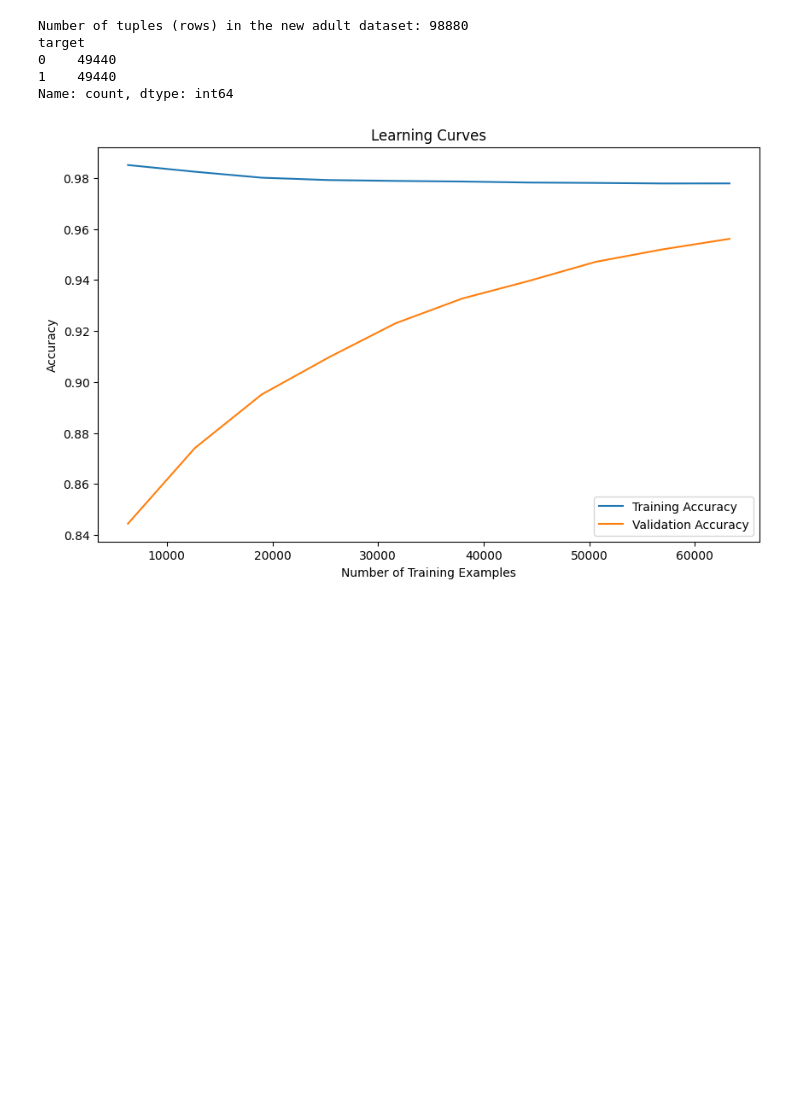
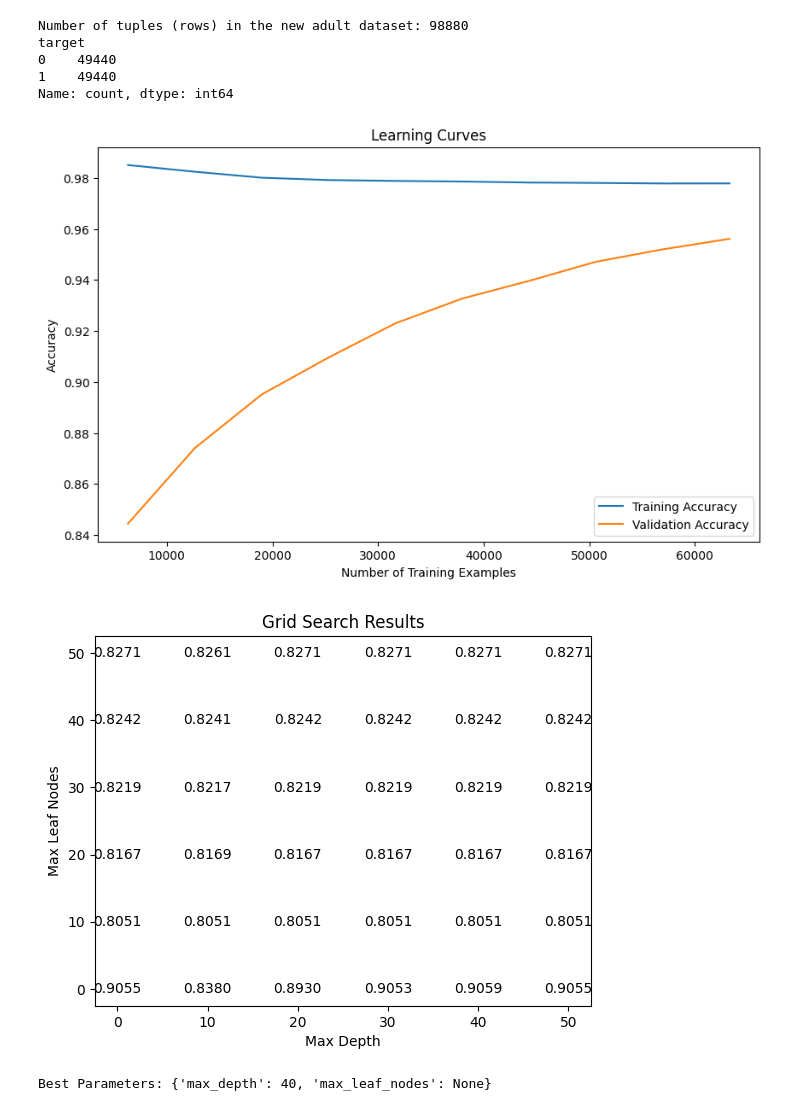
Before and after one commit to manpreetdhindsa747/COMP_542, a Jupyter notebook: adult_prediction.ipynb, the cells around one changed output. Cells and saved outputs as stored; diff of their text form; code cells hidden in the pictures; blank space fills up the shorter version.

Commit message:
Added gridsearch for max_depth and max_leaf_nodes

```diff
--- a/adult_prediction.ipynb
+++ b/adult_prediction.ipynb
@@ -482,3 +471,60 @@ plt.title('Learning Curves')
 plt.show()
 # %% [output]
 [figure]
+# %%
+# Use Grid Search to find the ideal max_depth and max_leaf_nodes. Using 20 estimators/trees
+# In the chart None is changed to 0 to graph
+
+from sklearn.model_selection import GridSearchCV
+from sklearn.ensemble import RandomForestClassifier
+import matplotlib.pyplot as plt
+from sklearn.model_selection import train_test_split
+
+# Define the parameter grid
+param_grid = {
+    'max_depth': [None, 10, 20, 30, 40, 50],
+    'max_leaf_nodes': [None, 10, 20, 30, 40, 50]
+}
+
+# Create a random forest classifier
+rf_classifier = RandomForestClassifier(n_estimators=20, random_state=42)
+
+# Create the GridSearchCV object
+grid_search = GridSearchCV(estimator=rf_classifier, param_grid=param_grid, cv=5, scoring='accuracy')
+
+# Fit the grid search to the data
+grid_search.fit(X_train, y_train)
+
+# Extract the results
+results = grid_search.cv_results_
+params = results['params']
+mean_test_scores = results['mean_test_score']
+
+# Plot the results
+fig, ax = plt.subplots()
+
+for param, score in zip(params, mean_test_scores):
+    depth = param['max_depth']
+    leaf_nodes = param['max_leaf_nodes']
+
+    # Replace None values with 0
+    depth = depth if depth is not None else 0
+    leaf_nodes = leaf_nodes if leaf_nodes is not None else 0
+
+    # Scatter point in white
+    ax.scatter(depth, leaf_nodes, color='white', s=100)
+    # Display only the labels
+    ax.text(depth, leaf_nodes, f'{score:.4f}', ha='center', va='center', color='black')
+
+ax.set_xlabel('Max Depth')
+ax.set_ylabel('Max Leaf Nodes')
+ax.set_title('Grid Search Results')
+
+plt.show()
+
+# Print the best parameters
+best_params = grid_search.best_params_
+print(f"Best Parameters: {best_params}")
+# %% [output]
+[figure, added]
+Best Parameters: {'max_depth': 40, 'max_leaf_nodes': None}
```
Also changed, not shown: parts of 13 cells of this notebook.
